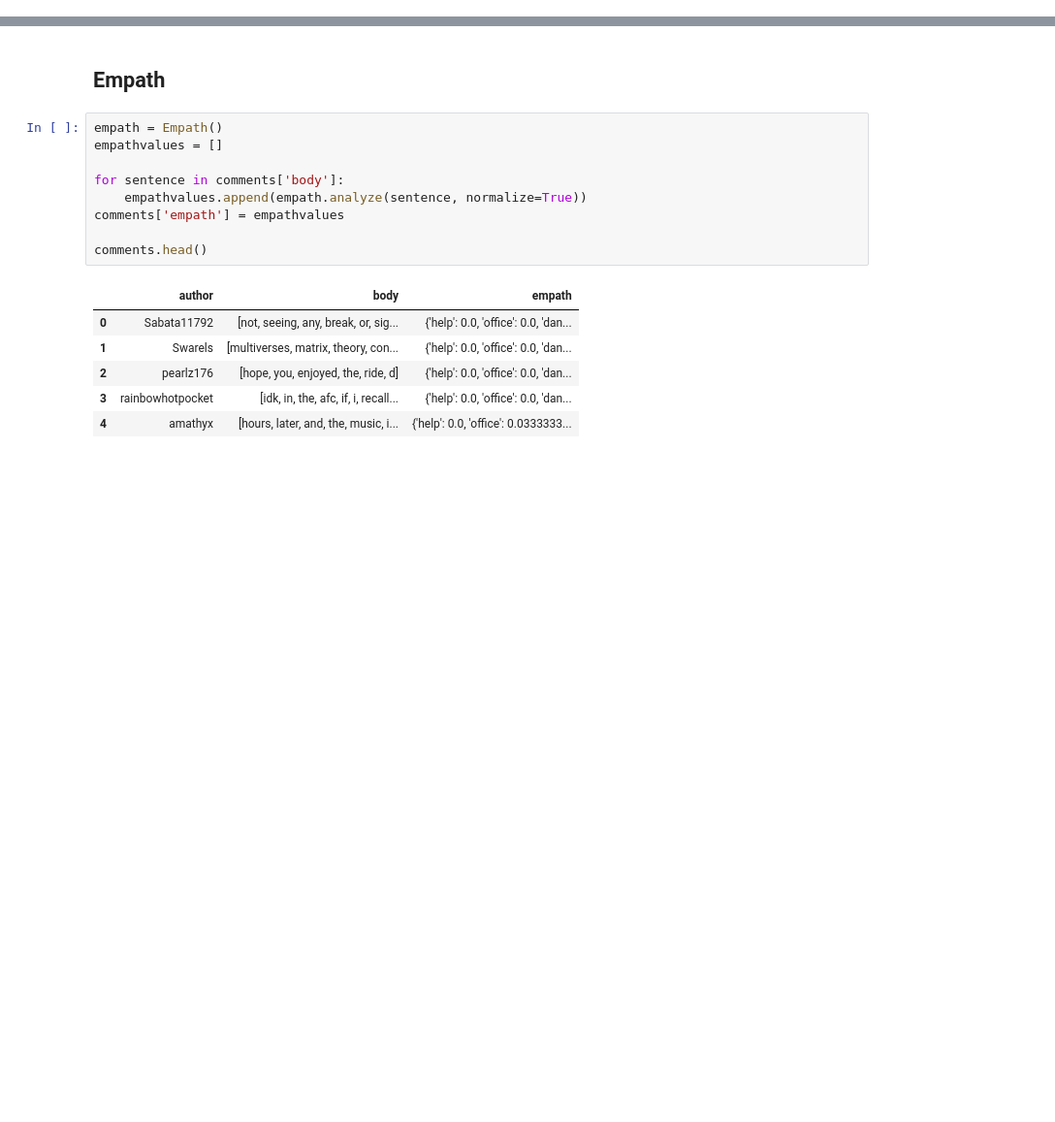
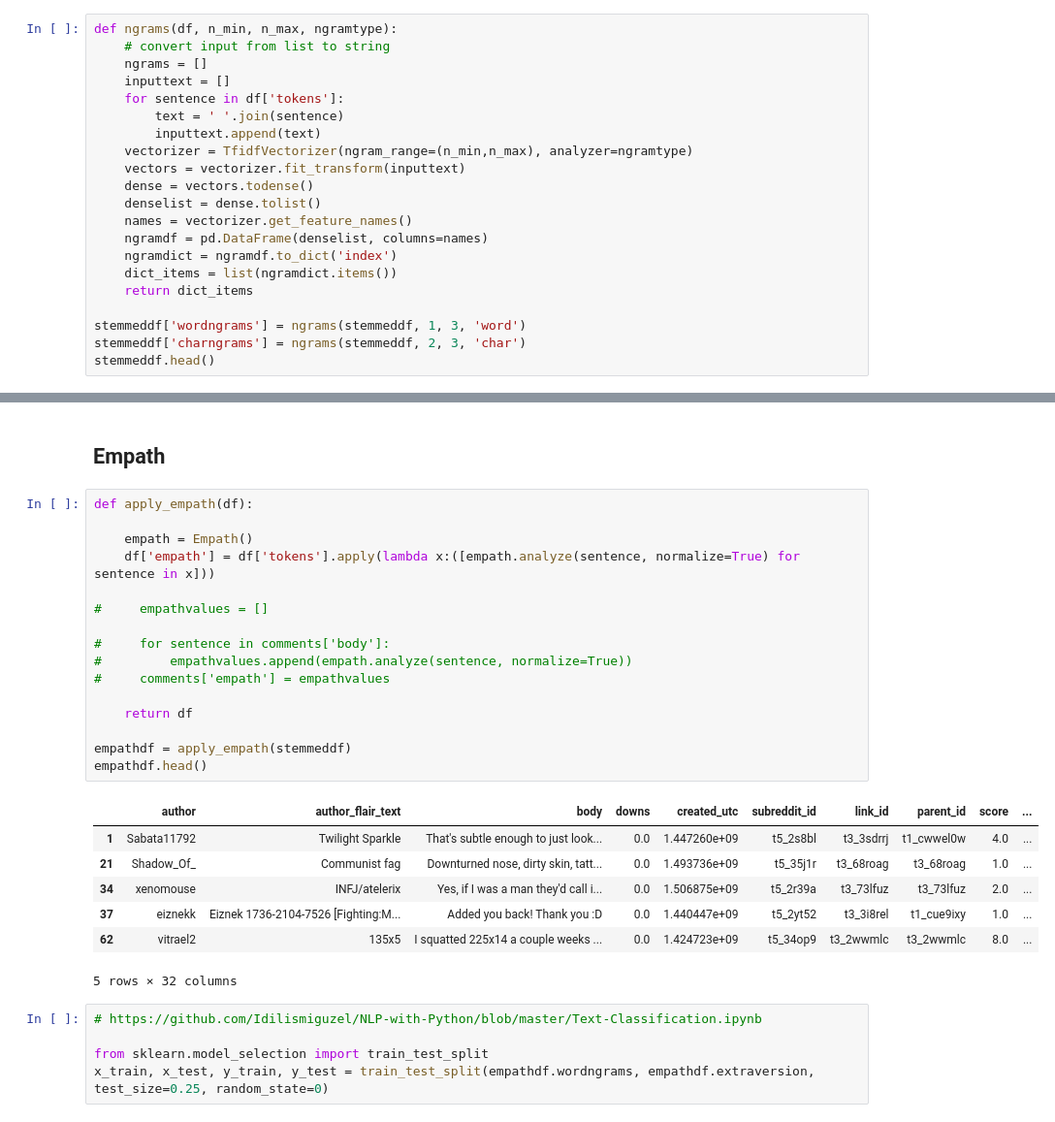
Before and after one commit to sophiasylvester/Big5-NLP, a Jupyter notebook: data_preprocessing.ipynb, the cells around one changed output, grey strips where cells are left out. Shown: that part at 97% size. Saved outputs shown, nothing was run; the diff lists cells and outputs as text; blank space fills up the shorter version.

Commit message:
add ngrams to df and clean up preprocessing

```diff
--- a/data_preprocessing.ipynb
+++ b/data_preprocessing.ipynb
@@ -252,0 +217,21 @@ Bigrams:
+# %%
+def ngrams(df, n_min, n_max, ngramtype):
+    # convert input from list to string
+    ngrams = []
+    inputtext = []
+    for sentence in df['tokens']:
+        text = ' '.join(sentence)
+        inputtext.append(text)
+    vectorizer = TfidfVectorizer(ngram_range=(n_min,n_max), analyzer=ngramtype)
+    vectors = vectorizer.fit_transform(inputtext)
+    dense = vectors.todense()
+    denselist = dense.tolist()
+    names = vectorizer.get_feature_names()
+    ngramdf = pd.DataFrame(denselist, columns=names)
+    ngramdict = ngramdf.to_dict('index')
+    dict_items = list(ngramdict.items())
+    return dict_items
+
+stemmeddf['wordngrams'] = ngrams(stemmeddf, 1, 3, 'word')
+stemmeddf['charngrams'] = ngrams(stemmeddf, 2, 3, 'char')
+stemmeddf.head()
@@ -253,18 +246,31 @@ Bigrams:
 # %% [markdown]
 ## Empath
 # %%
-empath = Empath()
-empathvalues = []
+def apply_empath(df):
 
-for sentence in comments['body']:
-    empathvalues.append(empath.analyze(sentence, normalize=True))
-comments['empath'] = empathvalues
+    empath = Empath()
+    df['empath'] = df['tokens'].apply(lambda x:([empath.analyze(sentence, normalize=True) for sentence in x]))
 
-comments.head()
+#     empathvalues = []
+
+#     for sentence in comments['body']:
+#         empathvalues.append(empath.analyze(sentence, normalize=True))
+#     comments['empath'] = empathvalues
+
+    return df
+
+empathdf = apply_empath(stemmeddf)
+empathdf.head()
 # %% [output]
-|  | author | body | empath |
-| 0 | Sabata11792 | [not, seeing, any, break, or, sig... | {'help': 0.0, 'office': 0.0, 'dan... |
-| 1 | Swarels | [multiverses, matrix, theory, con... | {'help': 0.0, 'office': 0.0, 'dan... |
-| 2 | pearlz176 | [hope, you, enjoyed, the, ride, d] | {'help': 0.0, 'office': 0.0, 'dan... |
-| 3 | rainbowhotpocket | [idk, in, the, afc, if, i, recall... | {'help': 0.0, 'office': 0.0, 'dan... |
-| 4 | amathyx | [hours, later, and, the, music, i... | {'help': 0.0, 'office': 0.0333333... |
+|  | author | author_flair_text | body | downs | created_utc | subreddit_id | link_id | parent_id | score | ... |
+| 1 | Sabata11792 | Twilight Sparkle | That's subtle enough to just look... | 0.0 | 1.447260e+09 | t5_2s8bl | t3_3sdrrj | t1_cwwel0w | 4.0 | ... |
+| 21 | Shadow_Of_ | Communist fag | Downturned nose, dirty skin, tatt... | 0.0 | 1.493736e+09 | t5_35j1r | t3_68roag | t3_68roag | 1.0 | ... |
+| 34 | xenomouse | INFJ/atelerix | Yes, if I was a man they'd call i... | 0.0 | 1.506875e+09 | t5_2r39a | t3_73lfuz | t3_73lfuz | 2.0 | ... |
+| 37 | eiznekk | Eiznek 1736-2104-7526 [Fighting:M... | Added you back! Thank you :D | 0.0 | 1.440447e+09 | t5_2yt52 | t3_3i8rel | t1_cue9ixy | 1.0 | ... |
+| 62 | vitrael2 | 135x5 | I squatted 225x14 a couple weeks ... | 0.0 | 1.424723e+09 | t5_34op9 | t3_2wwmlc | t3_2wwmlc | 8.0 | ... |
+5 rows × 32 columns
+# %%
+# https://github.com/Idilismiguzel/NLP-with-Python/blob/master/Text-Classification.ipynb
+
+from sklearn.model_selection import train_test_split
+x_train, x_test, y_train, y_test = train_test_split(empathdf.wordngrams, empathdf.extraversion, test_size=0.25, random_state=0)
```
Also changed, not shown: parts of 17 cells of this notebook.
